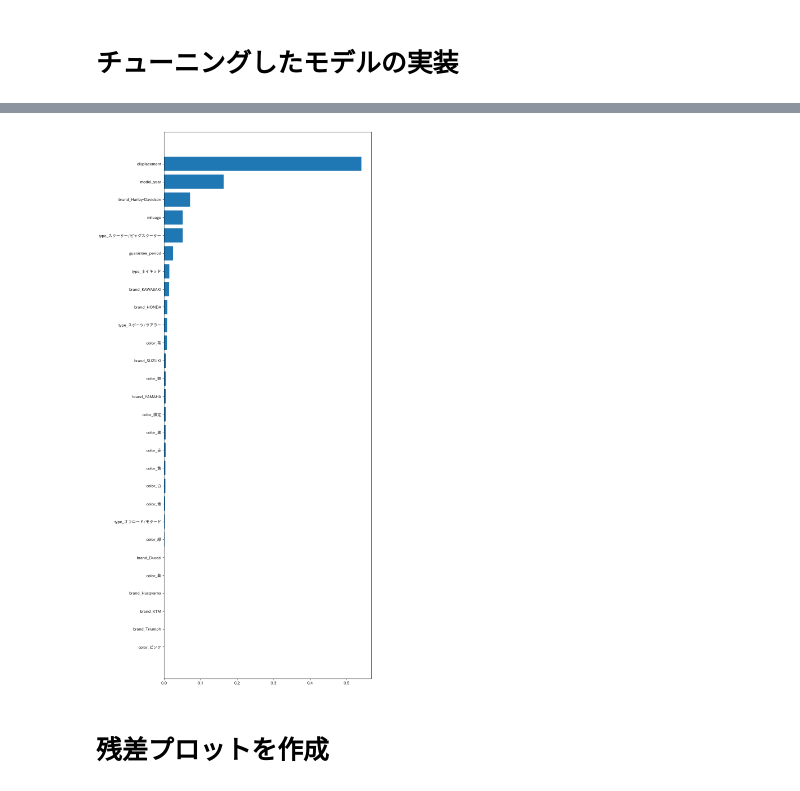
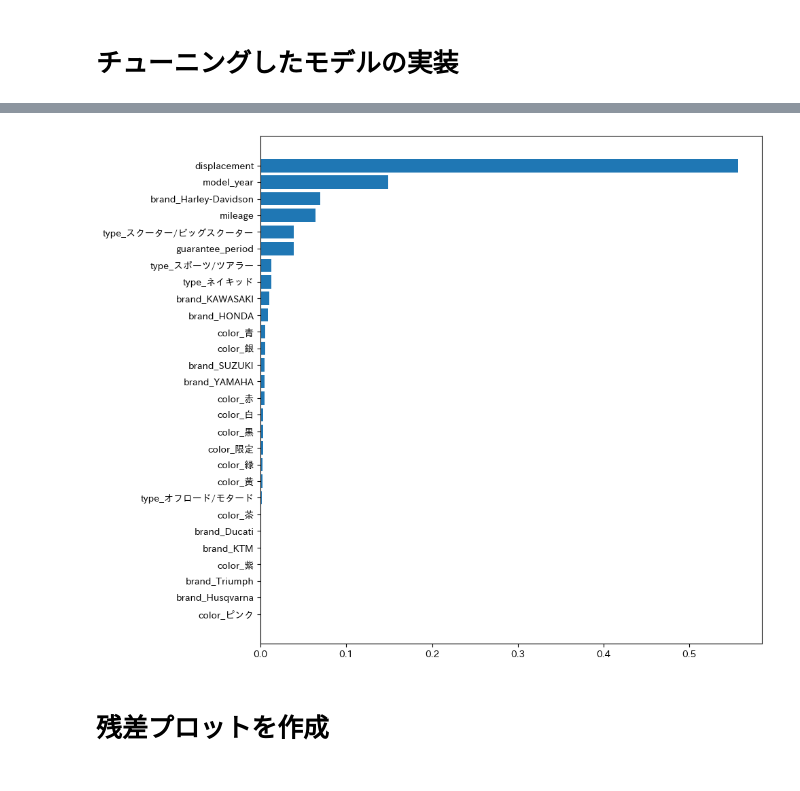
Before and after one commit to mituo-Efforia/motorbike_cost_regressor, a Jupyter notebook: モデル作成/randomforest.ipynb, the cells around one changed output, grey strips where cells are left out. Saved outputs shown, nothing was run; the diff lists cells and outputs as text; code cells hidden in the pictures.

```diff
--- a/モデル作成/randomforest.ipynb
+++ b/モデル作成/randomforest.ipynb
@@ -138,14 +138,14 @@ rf.score(X_val,y_val)
 # %%
 #feature_importanceも確認してみる
-plt.subplots(figsize=(10,20))
+plt.subplots(figsize=(10,8))
 featuer_name = train_data.drop(columns=['id','cost','model_number','name','store_id']).columns
 importances = rf.feature_importances_
 indices = np.argsort(importances)
 plt.barh(np.asarray(featuer_name)[indices],importances[indices])
 plt.tight_layout()
 plt.show()
 # %% [output]
-[figure, old version]
+[figure, new version]
 # %% [markdown]
 # 残差プロットを作成
 # %%
```
Also changed, not shown: parts of 11 cells of this notebook, 10 other files.
